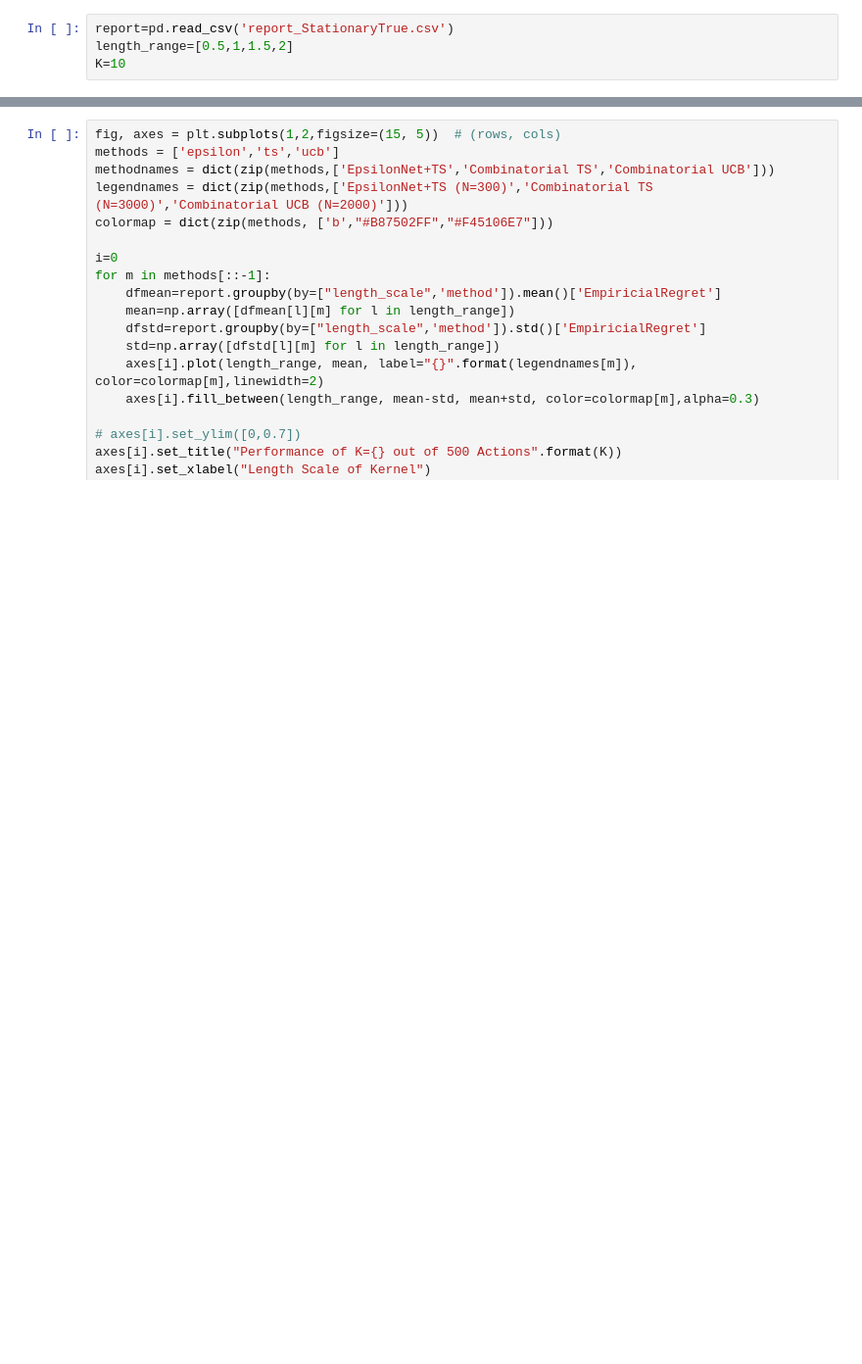
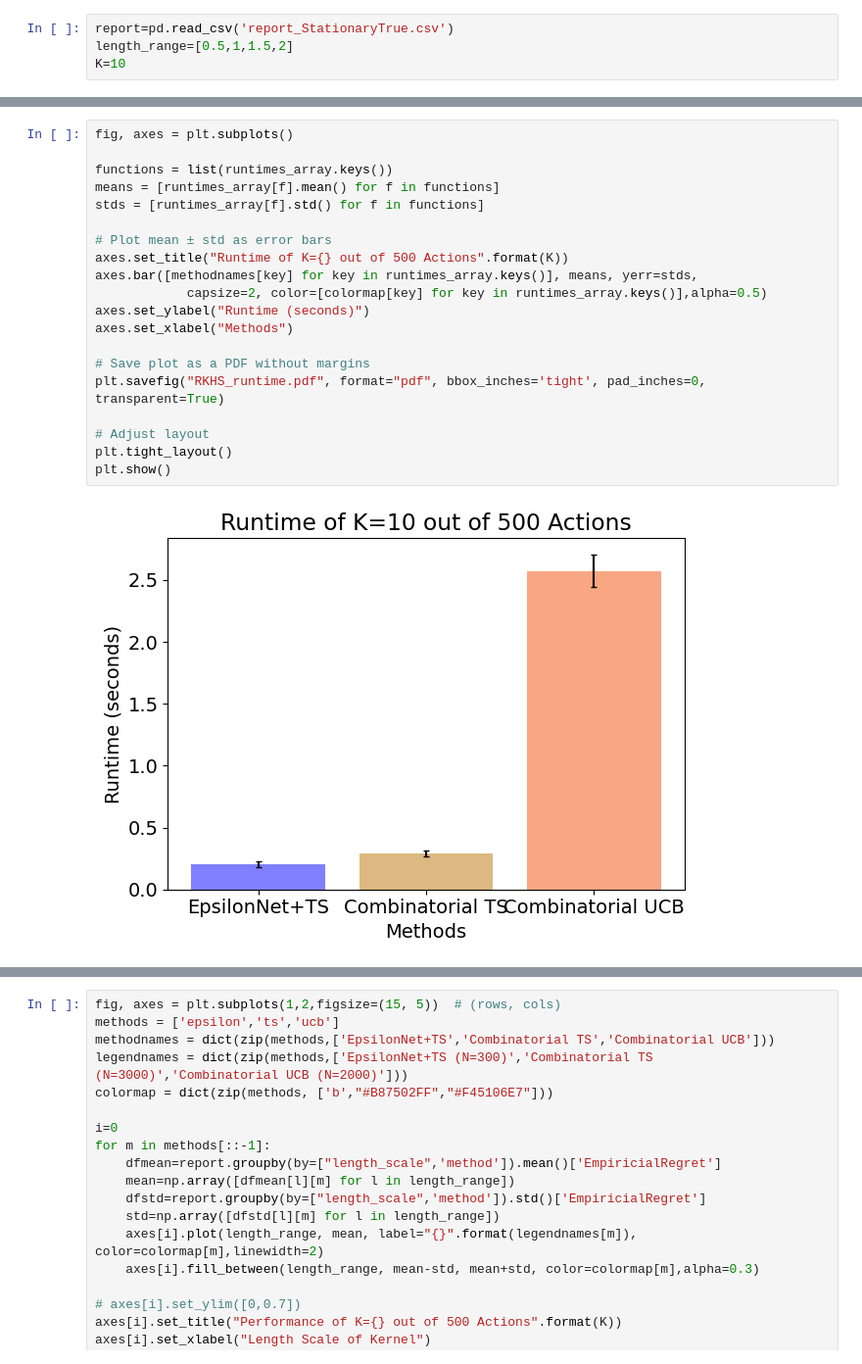
Before and after one commit to Quan-Zhou/MAB, a Jupyter notebook: RKHS_noise.ipynb, the cells around one changed output, grey strips where cells are left out. Shown at 98% size. Drawn from its saved outputs; the diff is of its cells as text; blank space fills up the shorter version.

```diff
--- a/RKHS_noise.ipynb
+++ b/RKHS_noise.ipynb
@@ -253,0 +359,22 @@ plt.rcParams.update({'font.size': 14})
+# %%
+fig, axes = plt.subplots()
+
+functions = list(runtimes_array.keys())
+means = [runtimes_array[f].mean() for f in functions]
+stds = [runtimes_array[f].std() for f in functions]
+
+# Plot mean ± std as error bars
+axes.set_title("Runtime of K={} out of 500 Actions".format(K))
+axes.bar([methodnames[key] for key in runtimes_array.keys()], means, yerr=stds,
+            capsize=2, color=[colormap[key] for key in runtimes_array.keys()],alpha=0.5)
+axes.set_ylabel("Runtime (seconds)")
+axes.set_xlabel("Methods")
+
+# Save plot as a PDF without margins
+plt.savefig("RKHS_runtime.pdf", format="pdf", bbox_inches='tight', pad_inches=0, transparent=True)
+
+# Adjust layout
+plt.tight_layout()
+plt.show()
+# %% [output]
+[figure, added]
```
Also changed, not shown: parts of 8 cells of this notebook, 2 other files.
